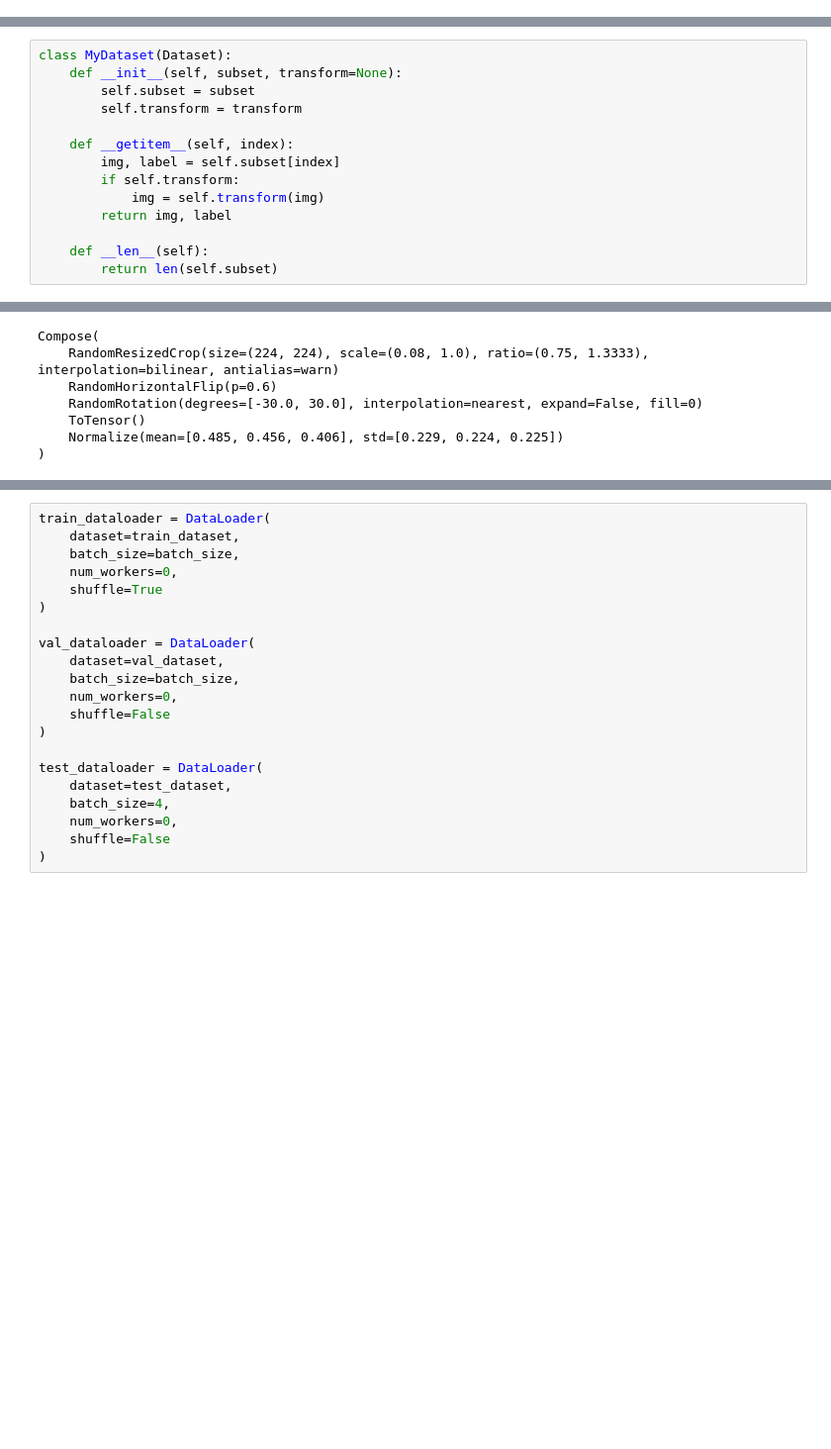
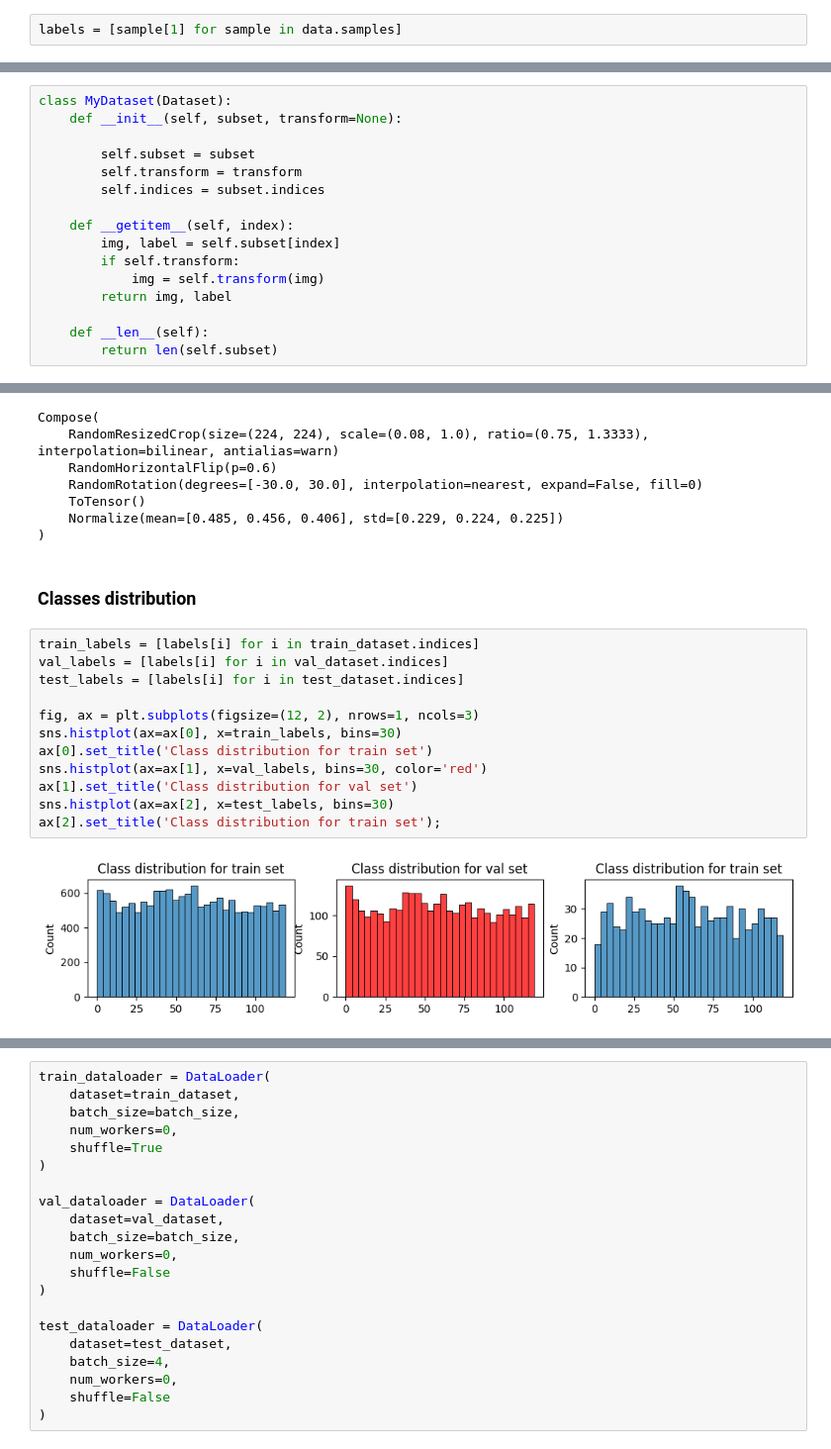
Before and after one commit to Shurik-P/dataton_noobs, a Jupyter notebook: dog_shazam.ipynb, the cells around one changed output, grey strips where cells are left out. Shown at 99% size. Saved outputs shown, nothing was run; the diff lists cells and outputs as text; blank space fills up the shorter version.

```diff
--- a/dog_shazam.ipynb
+++ b/dog_shazam.ipynb
@@ -43,3 +43,5 @@ val_indices, test_indices = train_test_split(
+# %%
+labels = [sample[1] for sample in data.samples]
 # %%
 train_subset = Subset(data, train_indices)
 val_subset = Subset(data, val_indices)
@@ -47,8 +49,10 @@ test_subset = Subset(data, test_indices)
 # %%
 class MyDataset(Dataset):
     def __init__(self, subset, transform=None):
+
         self.subset = subset
         self.transform = transform
+        self.indices = subset.indices
 
     def __getitem__(self, index):
         img, label = self.subset[index]
@@ -93,6 +97,22 @@ Compose(
     ToTensor()
     Normalize(mean=[0.485, 0.456, 0.406], std=[0.229, 0.224, 0.225])
 )
+# %% [markdown]
+### Classes distribution
+# %%
+train_labels = [labels[i] for i in train_dataset.indices]
+val_labels = [labels[i] for i in val_dataset.indices]
+test_labels = [labels[i] for i in test_dataset.indices]
+
+fig, ax = plt.subplots(figsize=(12, 2), nrows=1, ncols=3)
+sns.histplot(ax=ax[0], x=train_labels, bins=30)
+ax[0].set_title('Class distribution for train set')
+sns.histplot(ax=ax[1], x=val_labels, bins=30, color='red')
+ax[1].set_title('Class distribution for val set')
+sns.histplot(ax=ax[2], x=test_labels, bins=30)
+ax[2].set_title('Class distribution for train set');
+# %% [output]
+[figure, added]
 # %%
 n = np.random.randint(0, 5000)
 img = train_dataset[n][0].permute(1, 2, 0)
```
Also changed, not shown: parts of 15 cells of this notebook.
